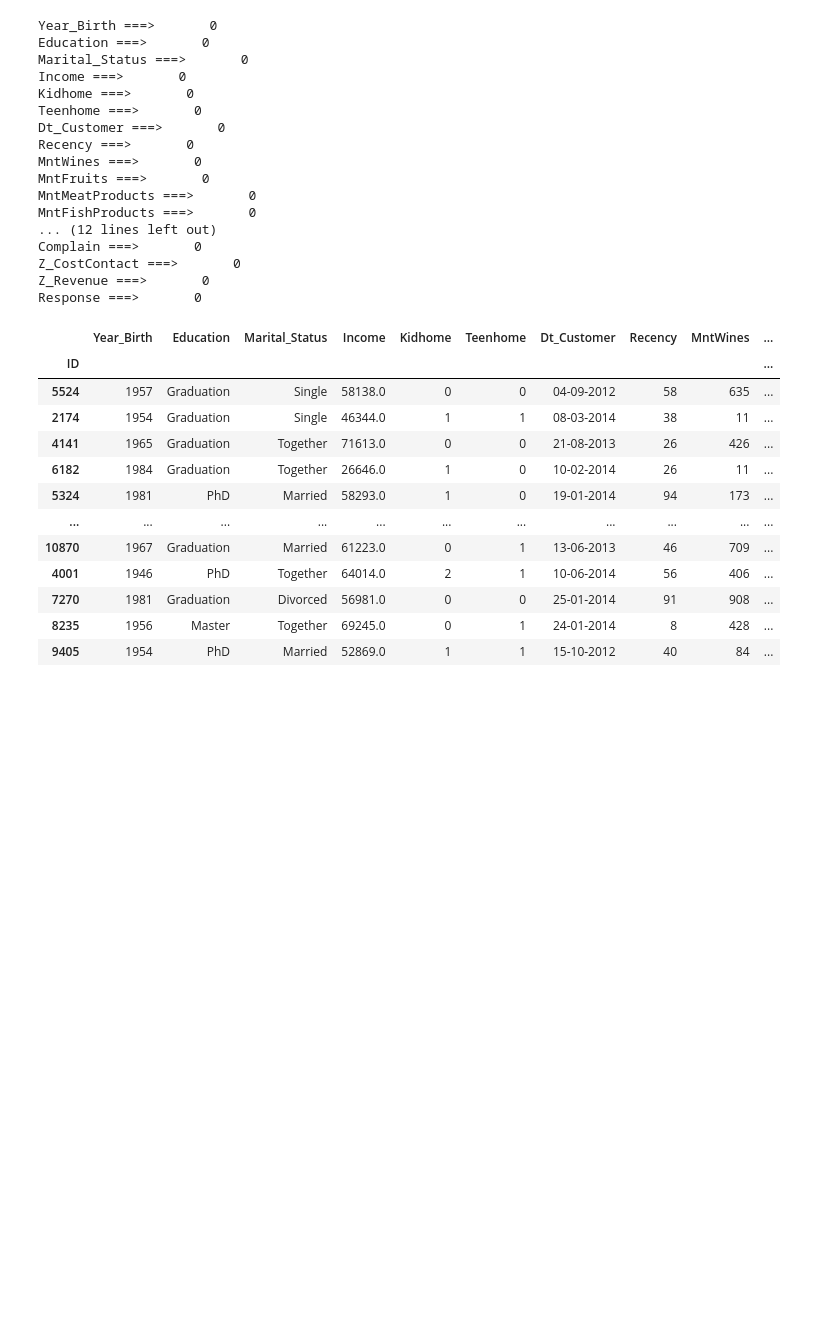
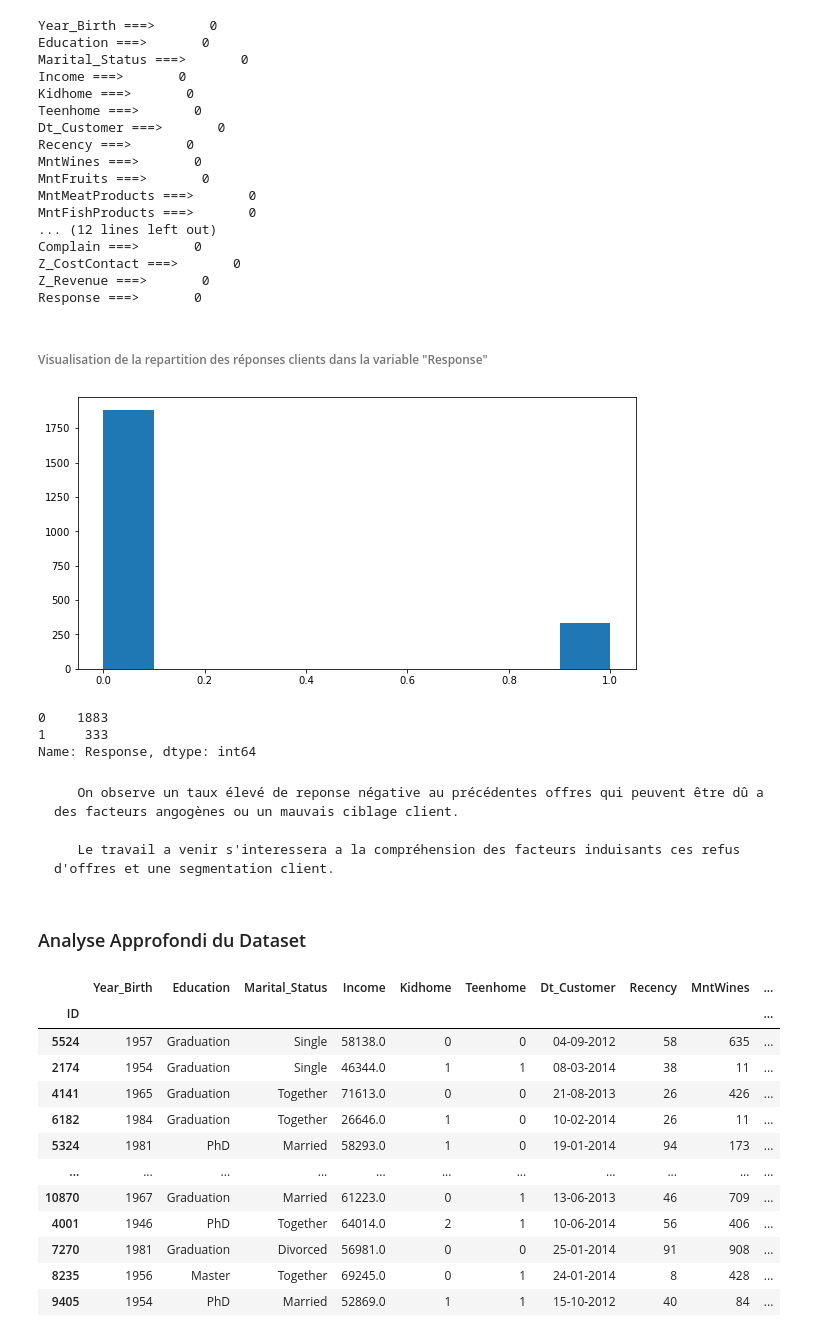
Before and after one commit to anjym/Segmentation_client, a Jupyter notebook: Segmentation_client.ipynb, the cells around one changed output. Saved outputs shown, nothing was run; the diff lists cells and outputs as text; code cells hidden in the pictures; blank space fills up the shorter version.

```diff
--- a/Segmentation_client.ipynb
+++ b/Segmentation_client.ipynb
@@ -164,6 +176,26 @@ Complain ===>       0
 Z_CostContact ===>       0
 Z_Revenue ===>       0
 Response ===>       0
+# %% [markdown]
+###### Visualisation de la repartition des réponses clients dans la variable "Response"
+# %%
+plt.figure( figsize=(10,5))
+plt.hist(df1['Response']);
+# %% [output]
+[figure, added]
+# %%
+#visualisation de des données sur la variable Reponse
+df1['Response'].value_counts()
+# %% [output]
+0    1883
+1     333
+Name: Response, dtype: int64
+# %% [markdown]
+       On observe un taux élevé de reponse négative au précédentes offres qui peuvent être dû a des facteurs angogènes ou un mauvais ciblage client.
+
+       Le travail a venir s'interessera a la compréhension des facteurs induisants ces refus d'offres et une segmentation client.
+# %% [markdown]
+### Analyse Approfondi du Dataset
 # %%
 df1
 # %% [output]
```
Also changed, not shown: parts of 66 cells of this notebook.
